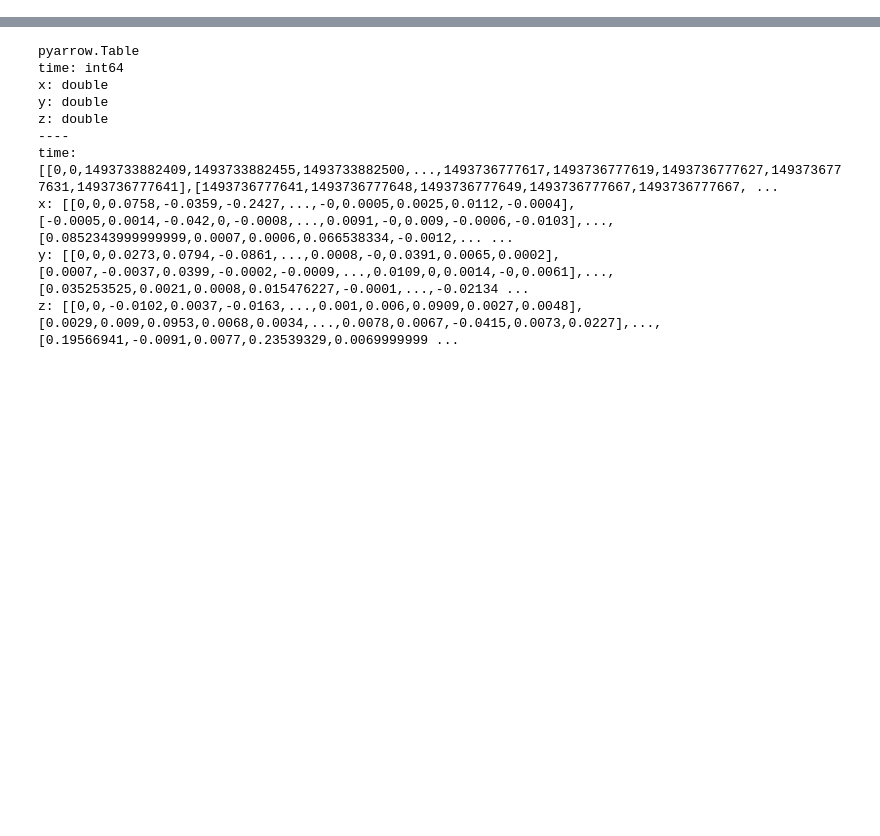
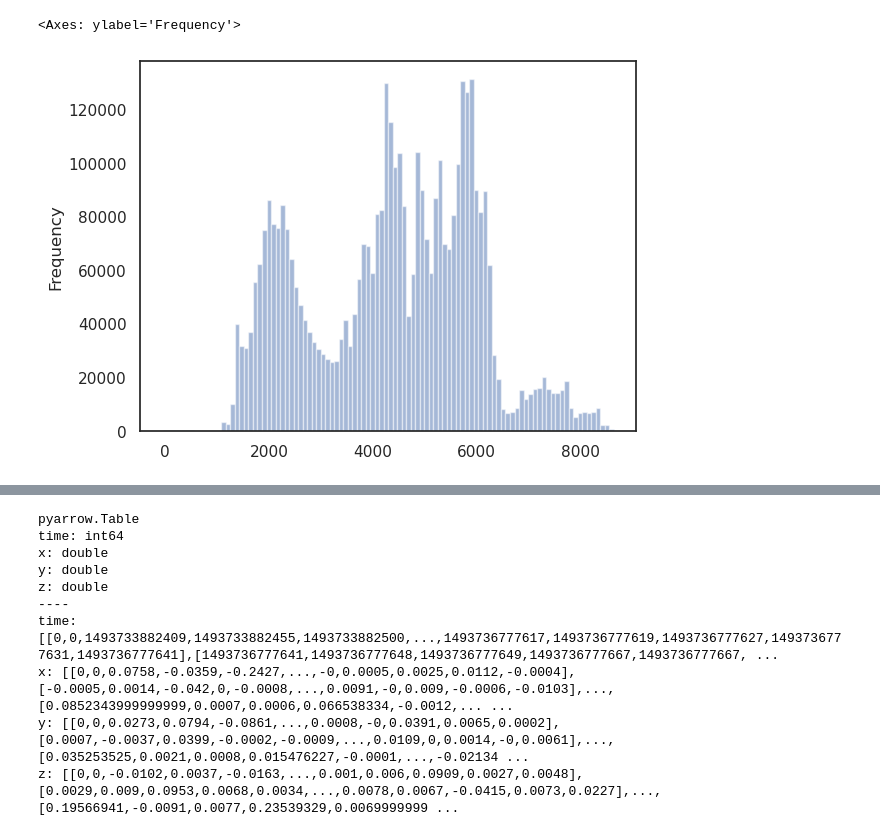
Before and after one commit to asu-cactus/DeepMapping-TS, a Jupyter notebook: notebooks/analyze.ipynb, the cells around one changed output, grey strips where cells are left out. Saved outputs shown, nothing was run; the diff lists cells and outputs as text; code cells hidden in the pictures; blank space fills up the shorter version.

```diff
--- a/notebooks/analyze.ipynb
+++ b/notebooks/analyze.ipynb
@@ -55 +62,6 @@ max    3.764370e+03
+# %%
+df["sensor_3"].plot.hist(bins=100, alpha=0.5)
+# %% [output]
+<Axes: ylabel='Frequency'>
+[figure, added]
 # %%
```
Also changed, not shown: parts of 8 cells of this notebook, 4 other files.
